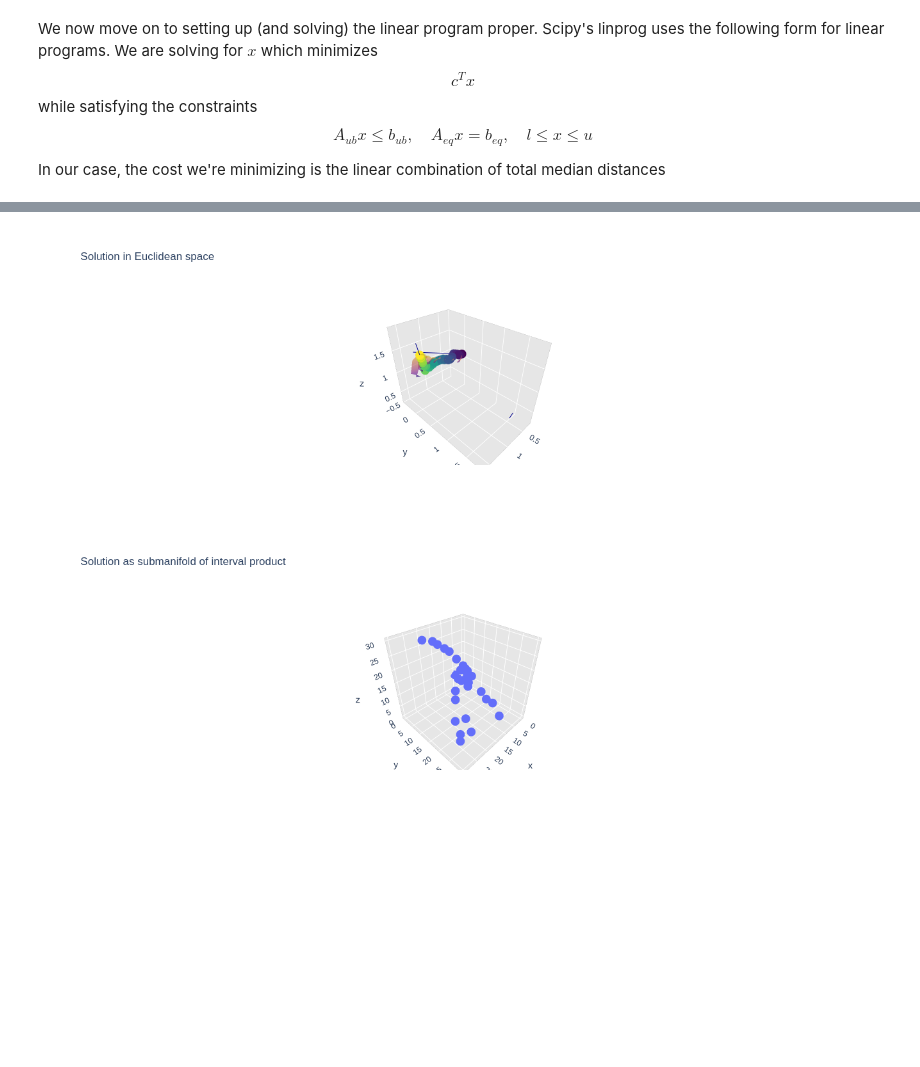
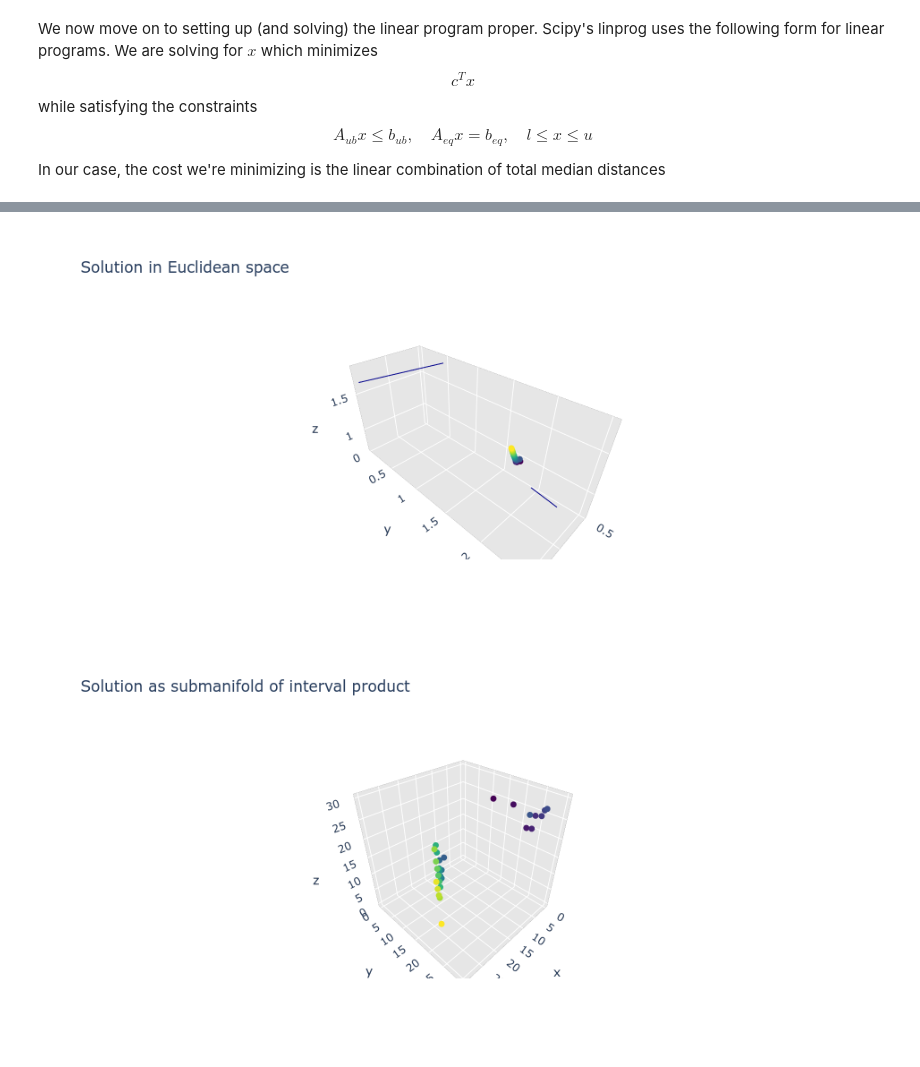
Before and after one commit to hchapman/transport-plans-exploration, a Jupyter notebook: intervals_3d.ipynb, the cells around one changed output, grey strips where cells are left out. Saved outputs shown, nothing was run; the diff lists cells and outputs as text; code cells hidden in the pictures; blank space fills up the shorter version.

```diff
--- a/intervals_3d.ipynb
+++ b/intervals_3d.ipynb
@@ -345,6 +347,7 @@ import numpy as np
 
 data = []
 for i in range(0,N_DIV,5):
+    continue
     sdf = solution[(solution['t_0'] == i) & (solution['t_1']%5 == 0) & (solution['t_2']%5 == 0)]
     sdf = sdf.pivot_table(values=['median_x', 'median_y', 'median_z'], index='t_1', columns='t_2')
 
@@ -369,38 +372,39 @@ ans = solution[solution['weight'] > 1e-3]
 
 data.append(go.Scatter3d(x=ans['median_x'], y=ans['median_y'], z=ans['median_z'],
                         mode='markers', marker=dict(
+                            size=4,
                             color=np.arange(len(ans)),
                         colorscale='Viridis')))
 
 layout = go.Layout(
     title='Solution in Euclidean space',
     scene=dict(
         xaxis=dict(
             gridcolor='rgb(255, 255, 255)',
             zerolinecolor='rgb(255, 255, 255)',
             showbackground=True,
             backgroundcolor='rgb(230, 230,230)'
         ),
         yaxis=dict(
             gridcolor='rgb(255, 255, 255)',
             zerolinecolor='rgb(255, 255, 255)',
             showbackground=True,
             backgroundcolor='rgb(230, 230,230)'
         ),
         zaxis=dict(
             gridcolor='rgb(255, 255, 255)',
             zerolinecolor='rgb(255, 255, 255)',
             showbackground=True,
             backgroundcolor='rgb(230, 230,230)'
         )
     )
 )
 
 fig = go.Figure(data=data, layout=layout)
 fig.update_layout(showlegend=False)
 py.offline.iplot(fig, filename='jupyter-parametric_plot')
 # %% [output]
-[figure, old version]
+[figure, new version]
 # %%
 import plotly as py
 import plotly.graph_objects as go
@@ -411,7 +415,10 @@ data = []
 ans = solution[solution['weight'] > 1e-3]
 
 data.append(go.Scatter3d(x=ans['t_0'], y=ans['t_1'], z=ans['t_2'],
-                        mode='markers'))
+                        mode='markers', marker=dict(
+                            size=4,
+                            color=np.arange(len(ans)),
+                        colorscale='Viridis')))
 
 layout = go.Layout(
     title='Solution as submanifold of interval product',
@@ -441,4 +448,4 @@ fig = go.Figure(data=data, layout=layout)
 fig.update_layout(showlegend=False)
 py.offline.iplot(fig, filename='jupyter-parametric_plot')
 # %% [output]
-[figure, old version]
+[figure, new version]
```
Also changed, not shown: parts of 6 cells of this notebook.
